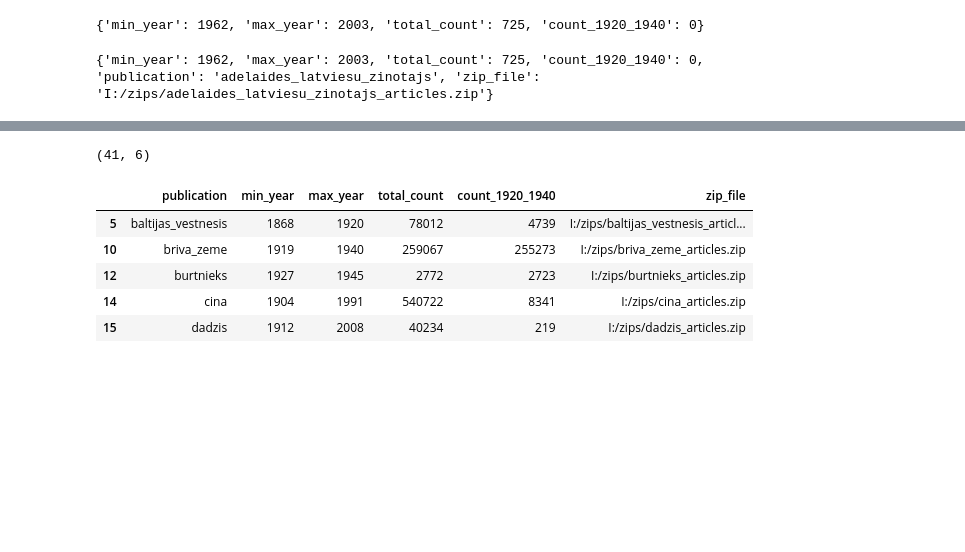
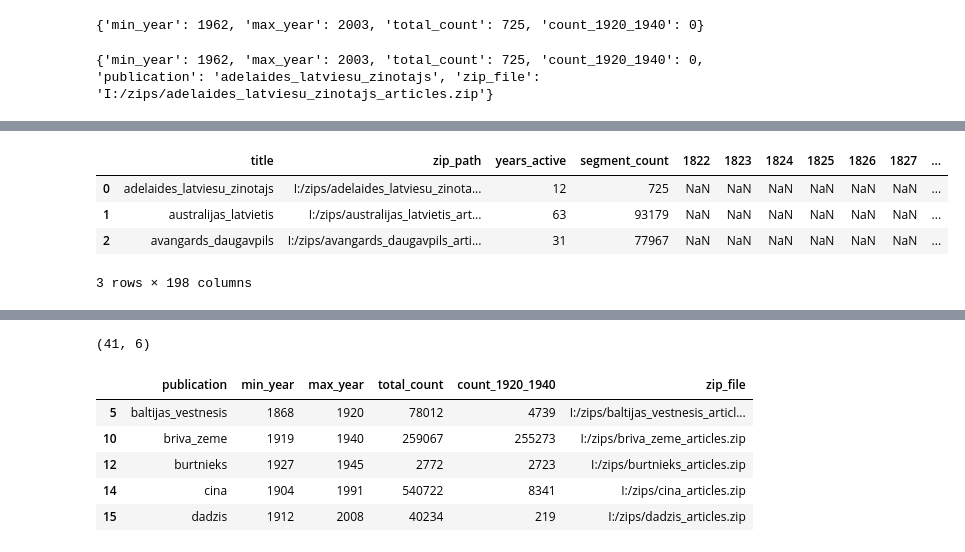
Before and after one commit to ValRCS/lnb_transports, a Jupyter notebook: notebooks/Gathering_Stats_Periodicals.ipynb, the cells around one changed output, grey strips where cells are left out. Saved outputs shown, nothing was run; the diff lists cells and outputs as text; code cells hidden in the pictures; blank space fills up the shorter version.

```diff
--- a/notebooks/Gathering_Stats_Periodicals.ipynb
+++ b/notebooks/Gathering_Stats_Periodicals.ipynb
@@ -141,0 +215,6 @@ print(zip_summary)
+# %%
+df = get_all_year_counts(files)
+# shape
+print(df.shape)
+# first 3 rows
+df.head(3)
@@ -141,0 +231,7 @@ print(zip_summary)
+# %%
+# let's keep first 4 columns in original order but sort rest of the columns
+# we will sort columns in ascending order
+columns = list(df.columns[:4]) + sorted(df.columns[4:])
+df = df[columns]
+# first 3 rows
+df.head(3)
@@ -141,0 +244,5 @@ print(zip_summary)
+# %%
+# let's get rid of yr_ prefix from columns
+df.columns = [col.replace("yr_", "") for col in df.columns]
+# first 3 rows
+df.head(3)
@@ -141,0 +255,17 @@ print(zip_summary)
+# %%
+# let's rename publication_count column to segment_count
+df.rename(columns={"publication_count": "segment_count"}, inplace=True)
+# let's rename publication column to title
+df.rename(columns={"publication": "title"}, inplace=True)
+# let's rename active_years_count column to years_active
+df.rename(columns={"active_years_count": "years_active"}, inplace=True)
+# let's rename zip_file column to zip_path
+df.rename(columns={"zip_file": "zip_path"}, inplace=True)
+# first 3 rows
+df.head(3)
+# %% [output]
+|  | title | zip_path | years_active | segment_count | 1822 | 1823 | 1824 | 1825 | 1826 | 1827 | ... |
+| 0 | adelaides_latviesu_zinotajs | I:/zips/adelaides_latviesu_zinota... | 12 | 725 | NaN | NaN | NaN | NaN | NaN | NaN | ... |
+| 1 | australijas_latvietis | I:/zips/australijas_latvietis_art... | 63 | 93179 | NaN | NaN | NaN | NaN | NaN | NaN | ... |
+| 2 | avangards_daugavpils | I:/zips/avangards_daugavpils_arti... | 31 | 77967 | NaN | NaN | NaN | NaN | NaN | NaN | ... |
+3 rows × 198 columns
```
Also changed, not shown: parts of 19 cells of this notebook.
